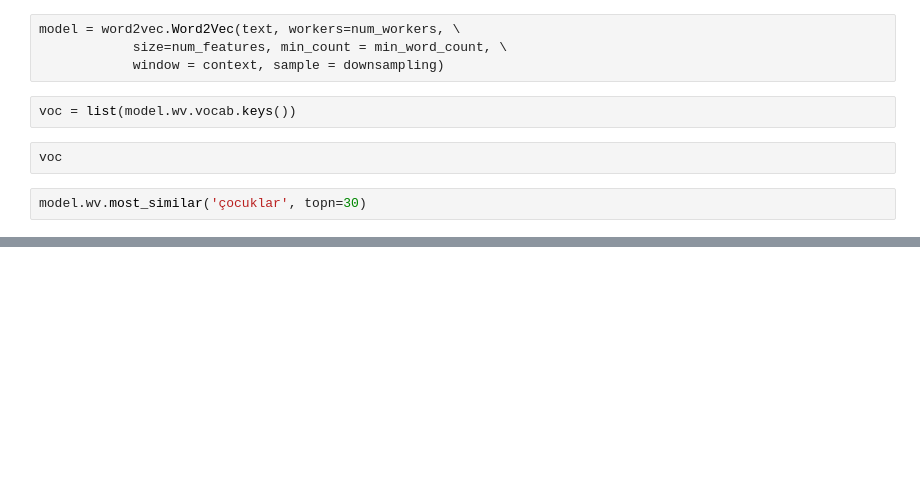
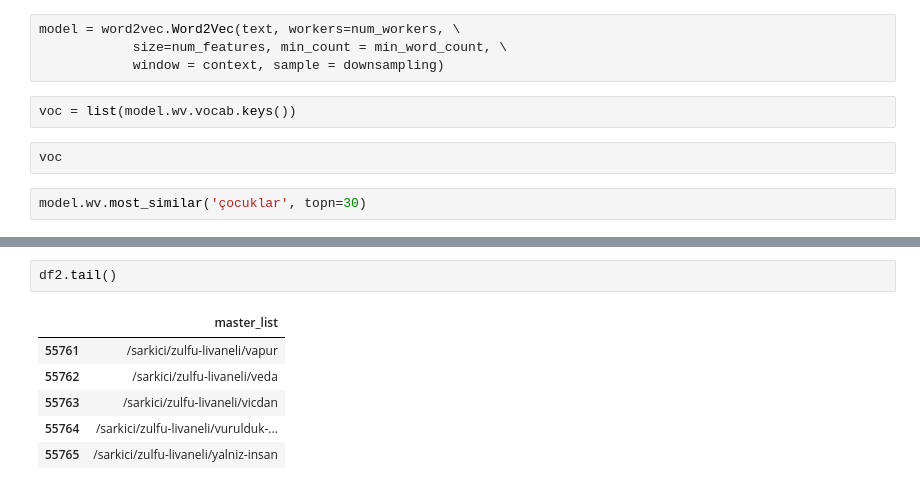
Before and after one commit to jonwithers/turkish-song-nlp, a Jupyter notebook: data exploration.ipynb, the cells around one changed output, grey strips where cells are left out. Cells and saved outputs as stored; diff of their text form; blank space fills up the shorter version.

```diff
--- a/data exploration.ipynb
+++ b/data exploration.ipynb
@@ -147,0 +297,9 @@ model.wv.most_similar('çocuklar', topn=30)
+# %%
+df2.tail()
+# %% [output]
+|  | master_list |
+| 55761 | /sarkici/zulfu-livaneli/vapur |
+| 55762 | /sarkici/zulfu-livaneli/veda |
+| 55763 | /sarkici/zulfu-livaneli/vicdan |
+| 55764 | /sarkici/zulfu-livaneli/vurulduk-... |
+| 55765 | /sarkici/zulfu-livaneli/yalniz-insan |
```
Also changed, not shown: parts of 22 cells of this notebook, 14 other files.
